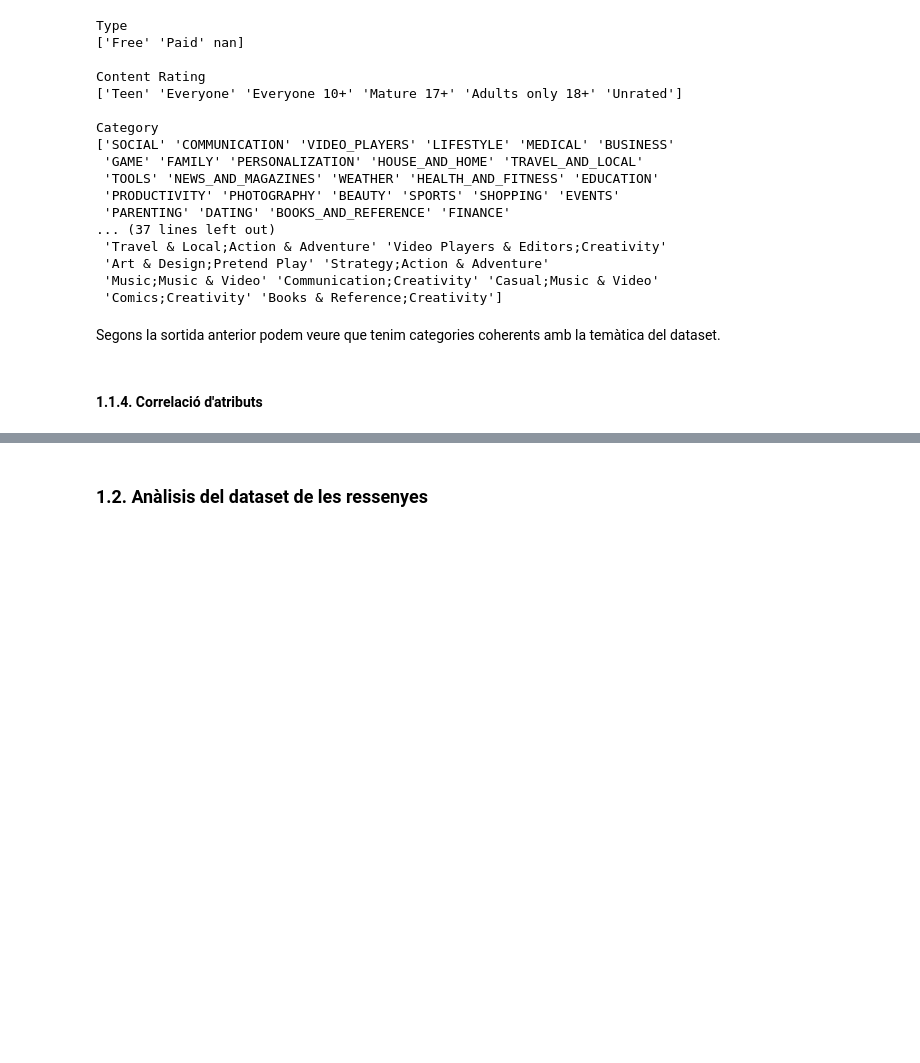
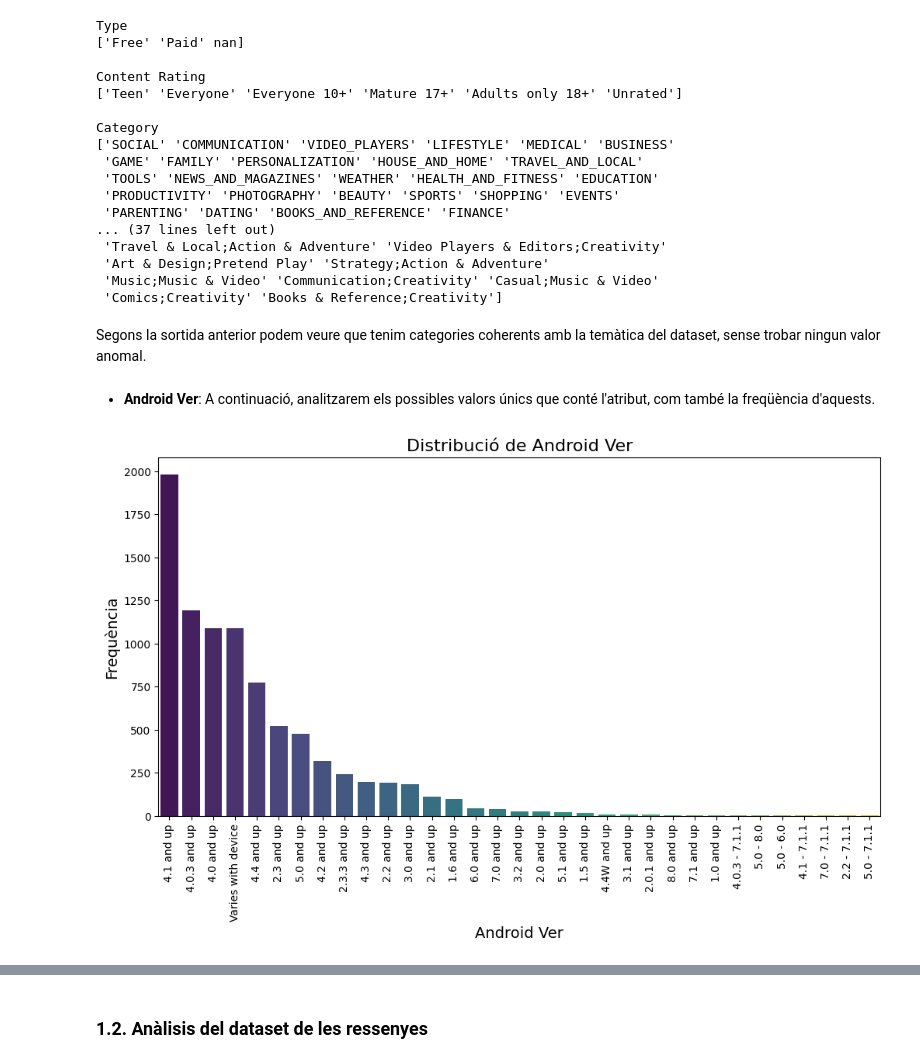
Before and after one commit to NIU1672001/Google-Play-Store-Apps, a Jupyter notebook: Google Play Store Apps.ipynb, the cells around one changed output, grey strips where cells are left out. Saved outputs shown, nothing was run; the diff lists cells and outputs as text; code cells hidden in the pictures; blank space fills up the shorter version.

Commit message:
Codificació d'atributs. Tercera Part.

```diff
--- a/Google Play Store Apps.ipynb
+++ b/Google Play Store Apps.ipynb
@@ -258,6 +263,18 @@ Category
  'Music;Music & Video' 'Communication;Creativity' 'Casual;Music & Video'
  'Comics;Creativity' 'Books & Reference;Creativity']
 # %% [markdown]
-Segons la sortida anterior podem veure que tenim categories coherents amb la temàtica del dataset.
+Segons la sortida anterior podem veure que tenim categories coherents amb la temàtica del dataset, sense trobar ningun valor anomal.
-# %% [markdown]
-#### 1.1.4. Correlació d'atributs
+# %% [markdown]
+- **Android Ver**: A continuació, analitzarem els possibles valors únics que conté l'atribut, com també la freqüència d'aquests.
+# %%
+rcParams['figure.figsize'] = 12, 8
+
+plt.figure(figsize=(12, 6))
+sns.countplot(data=train_data, x='Android Ver', palette="viridis", order=train_data['Android Ver'].value_counts().index)
+plt.title('Distribució de Android Ver', size=16)
+plt.xlabel('Android Ver', size=14)
+plt.ylabel('Frequència', size=14)
+plt.xticks(rotation=90)
+plt.show()
+# %% [output]
+[figure, added]
```
Also changed, not shown: parts of 54 cells of this notebook.
